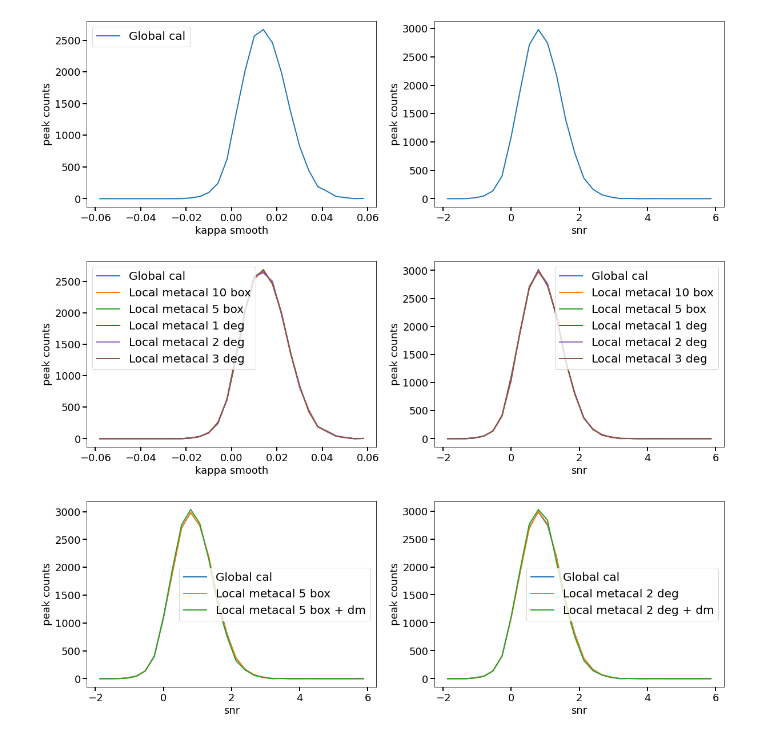
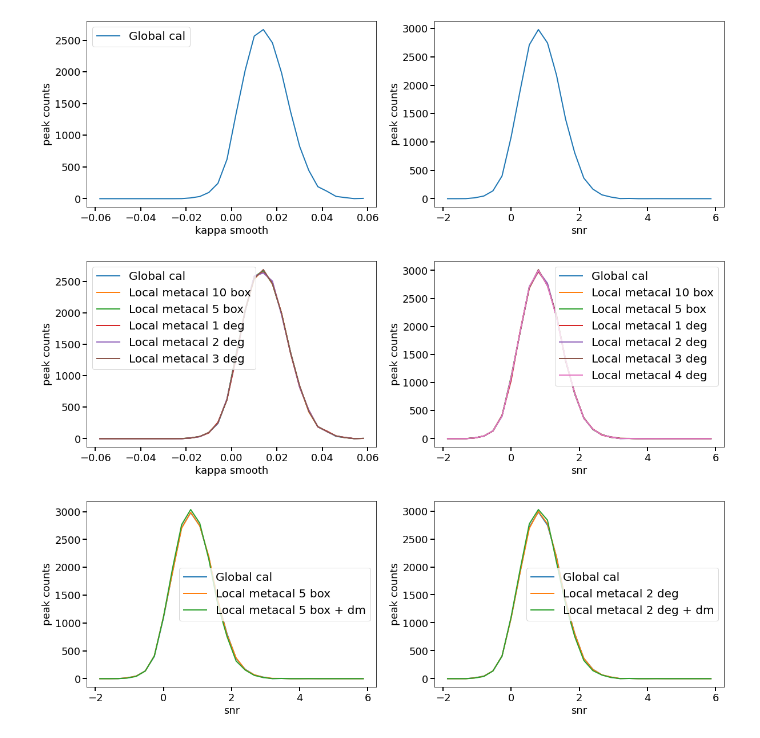
Before and after one commit to CosmoStat/sp_validation, a Jupyter notebook: notebooks/validation_local_cal.ipynb, the cells around one changed output. Drawn from its saved outputs; the diff is of its cells as text; code cells hidden in the pictures.

Commit message:
few changment for local calib

```diff
--- a/notebooks/validation_local_cal.ipynb
+++ b/notebooks/validation_local_cal.ipynb
@@ -1104,9 +1143,11 @@ kappaE_dm_5box, kappaB_dm_5box = ks93(gmap_dm_5box[0], -gmap_dm_5box[1])
 
 kappaE_deg, kappaB_deg = ks93(gmap_deg[0], -gmap_deg[1]) # From metacal by deg
 kappaE_2deg, kappaB_2deg = ks93(gmap_2deg[0], -gmap_2deg[1])
-kappaE_3deg, kappaB_d3eg = ks93(gmap_3deg[0], -gmap_3deg[1])
+kappaE_3deg, kappaB_3deg = ks93(gmap_3deg[0], -gmap_3deg[1])
+kappaE_4deg, kappaB_4deg = ks93(gmap_4deg[0], -gmap_4deg[1])
 
 kappaE_dm_deg, kappaB_dm_deg = ks93(gmap_dm_deg[0], -gmap_dm_deg[1]) # From metacal by deg with dm
 kappaE_dm_2deg, kappaB_dm_2deg = ks93(gmap_dm_2deg[0], -gmap_dm_2deg[1])
 kappaE_dm_3deg, kappaB_dm_d3eg = ks93(gmap_dm_3deg[0], -gmap_dm_3deg[1])
+kappaE_dm_4deg, kappaB_dm_4deg = ks93(gmap_dm_4deg[0], -gmap_dm_4deg[1])
 # %%
@@ -1139,10 +1180,12 @@ kappa_noisy_smoothed_dm_5box = ndi.gaussian_filter(kappaE_dm_5box, precision_Pea
 kappa_noisy_smoothed_deg = ndi.gaussian_filter(kappaE_deg, precision_Peaks)
 kappa_noisy_smoothed_2deg = ndi.gaussian_filter(kappaE_2deg, precision_Peaks)
 kappa_noisy_smoothed_3deg = ndi.gaussian_filter(kappaE_3deg, precision_Peaks)
+kappa_noisy_smoothed_4deg = ndi.gaussian_filter(kappaE_4deg, precision_Peaks)
 
 kappa_noisy_smoothed_dm_deg = ndi.gaussian_filter(kappaE_dm_deg, precision_Peaks)
 kappa_noisy_smoothed_dm_2deg = ndi.gaussian_filter(kappaE_dm_2deg, precision_Peaks)
 kappa_noisy_smoothed_dm_3deg = ndi.gaussian_filter(kappaE_dm_3deg, precision_Peaks)
+kappa_noisy_smoothed_dm_4deg = ndi.gaussian_filter(kappaE_dm_4deg, precision_Peaks)
 # %%
 plt.figure(figsize=(25,10))
 plt.subplot(1,3,1)
@@ -1184,10 +1227,12 @@ snr_dm_5box = kappa_noisy_smoothed_dm_5box/np.std(ndi.gaussian_filter(noise_CFIS
 snr_deg = kappa_noisy_smoothed_deg/np.std(ndi.gaussian_filter(noise_CFIS_z05, precision_Peaks))
 snr_2deg = kappa_noisy_smoothed_2deg/np.std(ndi.gaussian_filter(noise_CFIS_z05, precision_Peaks))
 snr_3deg = kappa_noisy_smoothed_3deg/np.std(ndi.gaussian_filter(noise_CFIS_z05, precision_Peaks))
+snr_4deg = kappa_noisy_smoothed_4deg/np.std(ndi.gaussian_filter(noise_CFIS_z05, precision_Peaks))
 
 snr_dm_deg = kappa_noisy_smoothed_dm_deg/np.std(ndi.gaussian_filter(noise_CFIS_z05, precision_Peaks))
 snr_dm_2deg = kappa_noisy_smoothed_dm_2deg/np.std(ndi.gaussian_filter(noise_CFIS_z05, precision_Peaks))
 snr_dm_3deg = kappa_noisy_smoothed_dm_3deg/np.std(ndi.gaussian_filter(noise_CFIS_z05, precision_Peaks))
+snr_dm_4deg = kappa_noisy_smoothed_dm_4deg/np.std(ndi.gaussian_filter(noise_CFIS_z05, precision_Peaks))
 # %%
 # Compute peak count on kappa smooth
 kappa_th = np.linspace(-0.06, 0.06, 31)
@@ -1222,10 +1267,12 @@ peak_counts_dm_5box_snr, bins = peaks.peaks_histogram(snr_dm_5box,kappa_snr)
 peak_counts_deg_snr, bins = peaks.peaks_histogram(snr_deg,kappa_snr)
 peak_counts_2deg_snr, bins = peaks.peaks_histogram(snr_2deg,kappa_snr)
 peak_counts_3deg_snr, bins = peaks.peaks_histogram(snr_3deg,kappa_snr)
+peak_counts_4deg_snr, bins = peaks.peaks_histogram(snr_4deg,kappa_snr)
 
 peak_counts_dm_deg_snr, bins = peaks.peaks_histogram(snr_dm_deg,kappa_snr)
 peak_counts_dm_2deg_snr, bins = peaks.peaks_histogram(snr_dm_2deg,kappa_snr)
 peak_counts_dm_3deg_snr, bins = peaks.peaks_histogram(snr_dm_3deg,kappa_snr)
+peak_counts_dm_4deg_snr, bins = peaks.peaks_histogram(snr_dm_4deg,kappa_snr)
 # %%
 #plot single-Gaussian peak counts : Verification
 plt.figure(figsize=(20,6))
@@ -1248,34 +1295,35 @@ plt.show()
 # %%
 #plot single-Gaussian peak counts : method
 plt.figure(figsize=(20,6))
 plt.subplot(1,2,1)
 plt.plot(kappa_th_center,peak_counts_cal,label='Global cal')
 plt.plot(kappa_th_center,peak_counts_10box,label='Local metacal 10 box')
 plt.plot(kappa_th_center,peak_counts_5box,label='Local metacal 5 box')
 plt.plot(kappa_th_center,peak_counts_deg,label='Local metacal 1 deg')
 plt.plot(kappa_th_center,peak_counts_2deg,label='Local metacal 2 deg')
 plt.plot(kappa_th_center,peak_counts_3deg,label='Local metacal 3 deg')
 plt.legend()
 plt.xticks(fontsize=18)
 plt.yticks(fontsize=18)
 plt.xlabel('kappa smooth', fontsize=18)
 plt.ylabel('peak counts', fontsize=18)
 
 plt.subplot(1,2,2)
 plt.plot(kappa_th_center_snr,peak_counts_cal_snr,label='Global cal')
 plt.plot(kappa_th_center_snr,peak_counts_10box_snr,label='Local metacal 10 box')
 plt.plot(kappa_th_center_snr,peak_counts_5box_snr,label='Local metacal 5 box')
 plt.plot(kappa_th_center_snr,peak_counts_deg_snr,label='Local metacal 1 deg')
 plt.plot(kappa_th_center_snr,peak_counts_2deg_snr,label='Local metacal 2 deg')
 plt.plot(kappa_th_center_snr,peak_counts_3deg_snr,label='Local metacal 3 deg')
+plt.plot(kappa_th_center_snr,peak_counts_4deg_snr,label='Local metacal 4 deg')
 plt.legend()
 plt.xticks(fontsize=18)
 plt.yticks(fontsize=18)
 plt.xlabel('snr', fontsize=18)
 plt.ylabel('peak counts', fontsize=18)
 plt.show()
 # %% [output]
-[figure, old version]
+[figure, new version]
 # %%
 #plot single-Gaussian peak counts : method
 plt.figure(figsize=(20,6))
```
Also changed, not shown: parts of 4 cells of this notebook, 1 other file.
